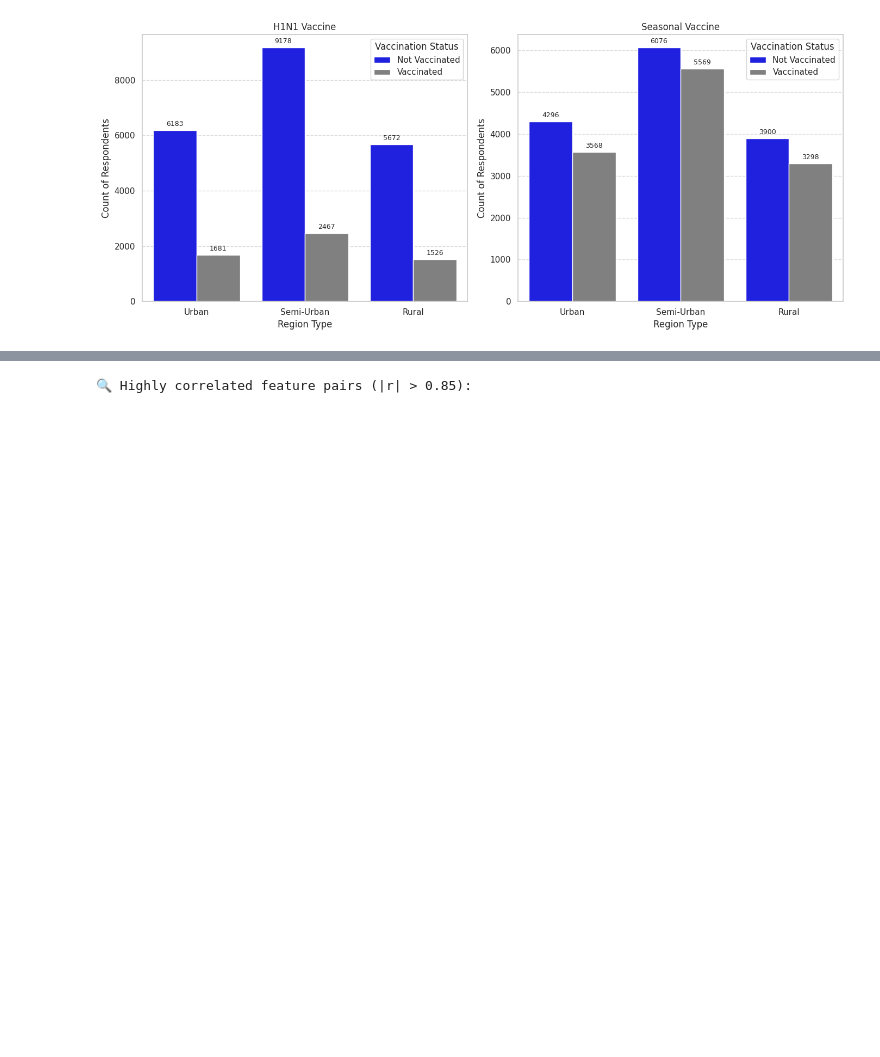
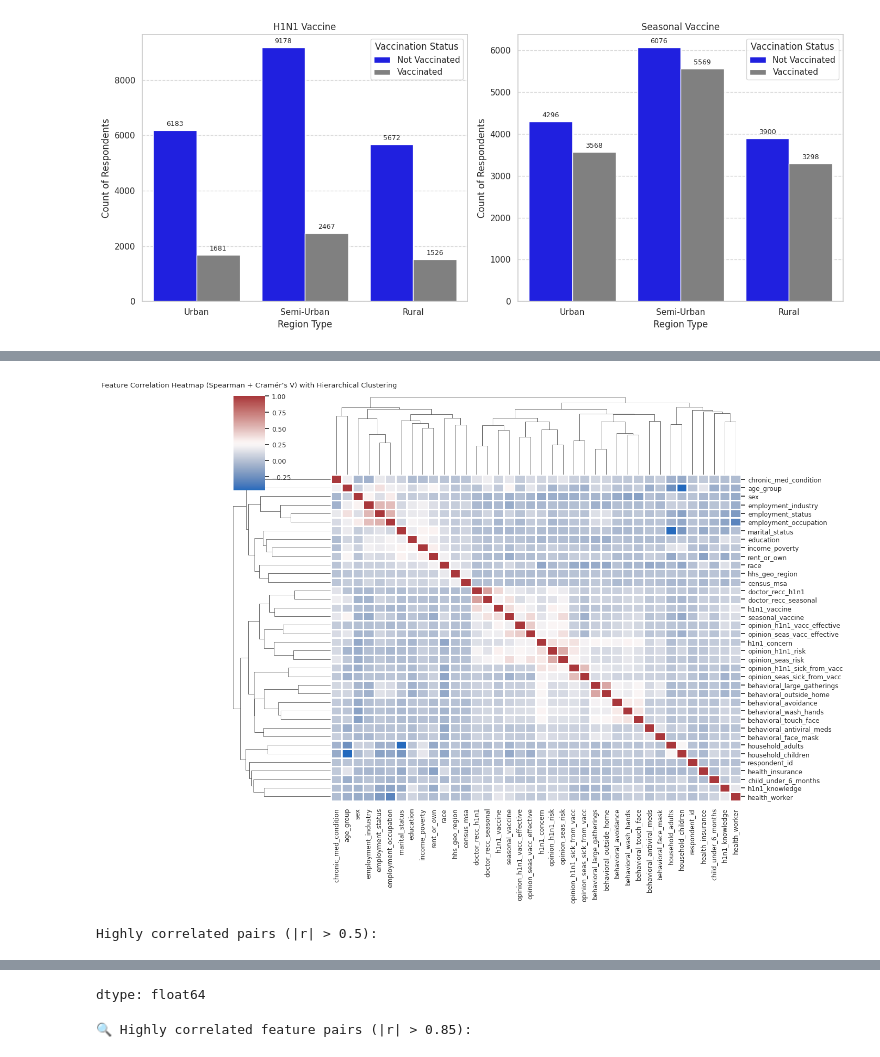
Before and after one commit to Mimikaymint/Team_Berlin, a Jupyter notebook: Team_Berlin_FLU_SHOT_.ipynb, the cells around one changed output, grey strips where cells are left out. Saved outputs shown, nothing was run; the diff lists cells and outputs as text; code cells hidden in the pictures; blank space fills up the shorter version.

Commit message:
Rewritten Spearman code

```diff
--- a/Team_Berlin_FLU_SHOT_.ipynb
+++ b/Team_Berlin_FLU_SHOT_.ipynb
@@ -1168 +1170,80 @@ Highly correlated pairs (|r| > 0.5):
 dtype: float64
+# %%
+#########################
+# 1.4. Feature Analysis #
+#########################
+# Ticket 1.4.1: Calculate correlation matrix for all features
+# Separate numeric and categorical features
+from scipy.stats import chi2_contingency, spearmanr
+from scipy.cluster import hierarchy
+# Separate numeric and categorical features
+num_cols = flu_df.select_dtypes(include=np.number).columns
+cat_cols = flu_df.select_dtypes(exclude=np.number).columns
+
+# Function to compute Cramér’s V for categorical variables
+def cramers_v(x, y):
+    confusion_matrix = pd.crosstab(x, y)
+    chi2 = chi2_contingency(confusion_matrix)[0]
+    n = confusion_matrix.sum().sum()
+    phi2 = chi2 / n
+    r, k = confusion_matrix.shape
+    phi2corr = max(0, phi2 - ((k - 1) * (r - 1)) / (n - 1))
+    rcorr = r - ((r - 1)**2) / (n - 1)
+    kcorr = k - ((k - 1)**2) / (n - 1)
+    return np.sqrt(phi2corr / min((kcorr - 1), (rcorr - 1)))
+
+# Encode categorical features for numeric correlation computation
+le = LabelEncoder()
+encoded_df = flu_df.copy()
+
+for col in cat_cols:
+    encoded_df[col] = le.fit_transform(flu_df[col].astype(str))
+
+# Compute pairwise correlation matrix (Spearman for numeric features)
+cols = flu_df.columns
+corr_matrix = pd.DataFrame(np.zeros((len(cols), len(cols))), columns=cols, index=cols)
+
+for i in range(len(cols)):
+    for j in range(i, len(cols)):
+        col1, col2 = cols[i], cols[j]
+
+        # Numeric–numeric (use Spearman)
+        if col1 in num_cols and col2 in num_cols:
+            corr = encoded_df[[col1, col2]].corr(method='spearman').iloc[0, 1]
+
+        # Categorical–categorical (use Cramér’s V)
+        elif col1 in cat_cols and col2 in cat_cols:
+            corr = cramers_v(flu_df[col1], flu_df[col2])
+
+        # Mixed: numeric–categorical (use Spearman on label-encoded)
+        else:
+            corr = spearmanr(encoded_df[col1], encoded_df[col2])[0]
+
+        corr_matrix.loc[col1, col2] = corr
+        corr_matrix.loc[col2, col1] = corr
+
+# Step 5: Hierarchical clustering + Heatmap
+sns.set(font_scale=0.8)
+linkage = hierarchy.linkage(corr_matrix, method='average')
+g = sns.clustermap(
+    corr_matrix,
+    cmap="vlag",
+    linewidths=.75,
+    figsize=(12, 10),
+    row_linkage=linkage,
+    col_linkage=linkage,
+    annot=False
+)
+plt.title("Feature Correlation Heatmap (Spearman + Cramér’s V) with Hierarchical Clustering", y=1.05)
+plt.show()
+
+# Step 6: Display top correlated feature pairs
+corr_unstacked = corr_matrix.unstack().sort_values(ascending=False)
+top_corr = corr_unstacked[
+    (corr_unstacked < 0.9999) & (corr_unstacked > 0.5)
+].drop_duplicates()
+print("Highly correlated pairs (|r| > 0.5):")
+display(top_corr)
+# %% [output]
+[figure, added]
+Highly correlated pairs (|r| > 0.5):
@@ -1169,3 +1257,4 @@ dtype: float64
+dtype: float64
 # %%
 #  Ticket 1.4.2 Identify potentially redundant features
 # Set correlation threshold
```
Also changed, not shown: parts of 4 cells of this notebook.
